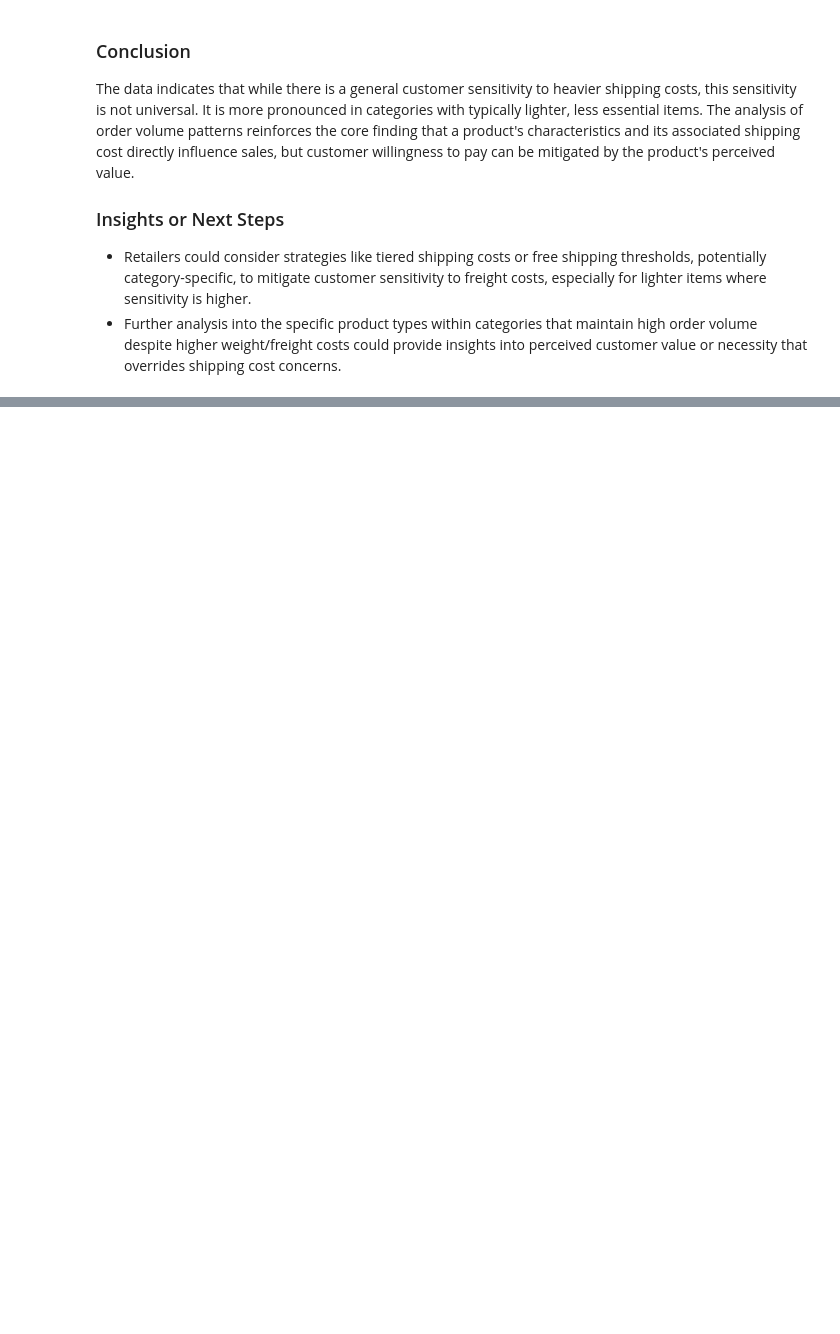
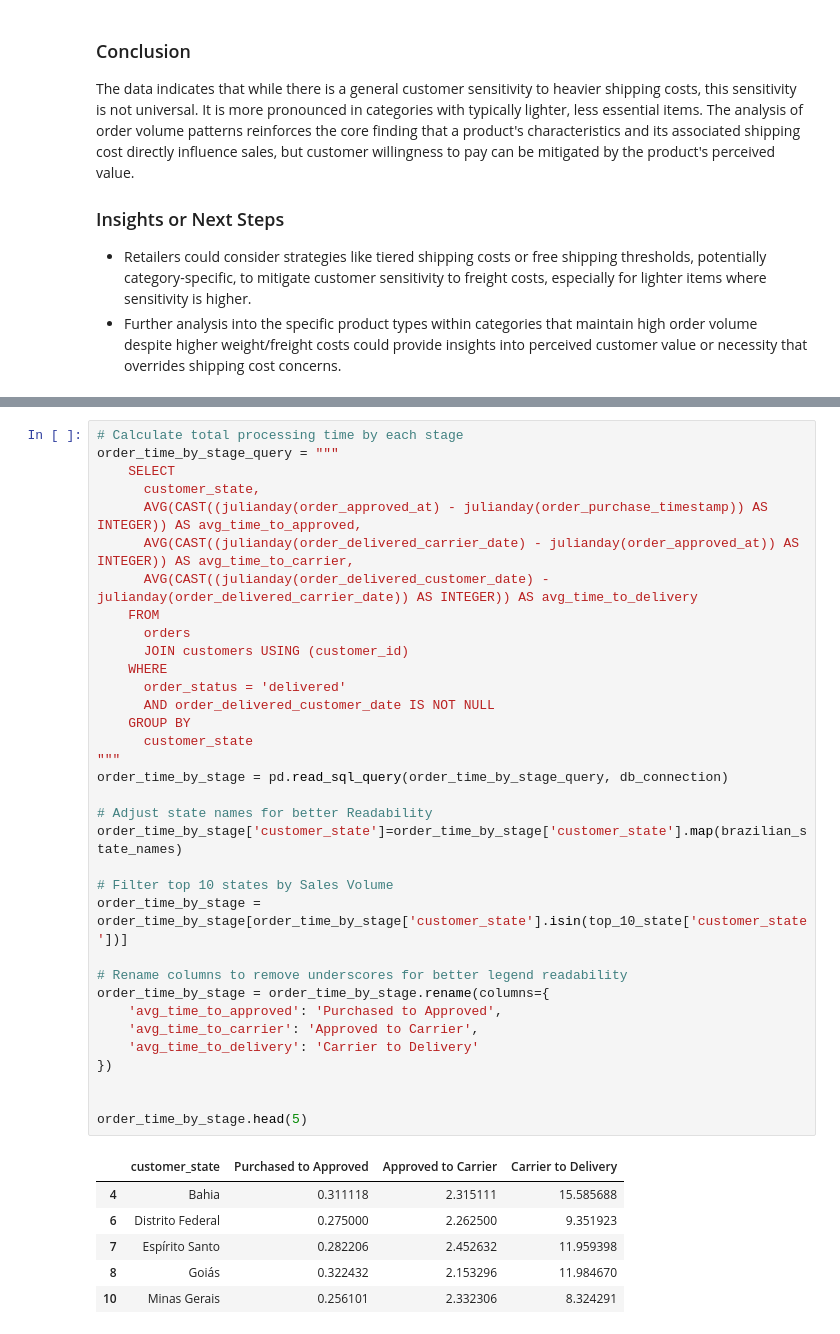
Before and after one commit to andy-nguyen-21/BrazilianE-Commerce, a Jupyter notebook: E_commerce_data_analyst.ipynb, the cells around one changed output, grey strips where cells are left out. Drawn from its saved outputs; the diff is of its cells as text; blank space fills up the shorter version.

```diff
--- a/E_commerce_data_analyst.ipynb
+++ b/E_commerce_data_analyst.ipynb
@@ -981,0 +1040,41 @@ The data indicates that while there is a general customer sensitivity to heavier
+# %%
+# Calculate total processing time by each stage
+order_time_by_stage_query = """
+    SELECT
+      customer_state,
+      AVG(CAST((julianday(order_approved_at) - julianday(order_purchase_timestamp)) AS INTEGER)) AS avg_time_to_approved,
+      AVG(CAST((julianday(order_delivered_carrier_date) - julianday(order_approved_at)) AS INTEGER)) AS avg_time_to_carrier,
+      AVG(CAST((julianday(order_delivered_customer_date) - julianday(order_delivered_carrier_date)) AS INTEGER)) AS avg_time_to_delivery
+    FROM
+      orders
+      JOIN customers USING (customer_id)
+    WHERE
+      order_status = 'delivered'
+      AND order_delivered_customer_date IS NOT NULL
+    GROUP BY
+      customer_state
+"""
+order_time_by_stage = pd.read_sql_query(order_time_by_stage_query, db_connection)
+
+# Adjust state names for better Readability
+order_time_by_stage['customer_state']=order_time_by_stage['customer_state'].map(brazilian_state_names)
+
+# Filter top 10 states by Sales Volume
+order_time_by_stage = order_time_by_stage[order_time_by_stage['customer_state'].isin(top_10_state['customer_state'])]
+
+# Rename columns to remove underscores for better legend readability
+order_time_by_stage = order_time_by_stage.rename(columns={
+    'avg_time_to_approved': 'Purchased to Approved',
+    'avg_time_to_carrier': 'Approved to Carrier',
+    'avg_time_to_delivery': 'Carrier to Delivery'
+})
+
+
+order_time_by_stage.head(5)
+# %% [output]
+|  | customer_state | Purchased to Approved | Approved to Carrier | Carrier to Delivery |
+| 4 | Bahia | 0.311118 | 2.315111 | 15.585688 |
+| 6 | Distrito Federal | 0.275000 | 2.262500 | 9.351923 |
+| 7 | Espírito Santo | 0.282206 | 2.452632 | 11.959398 |
+| 8 | Goiás | 0.322432 | 2.153296 | 11.984670 |
+| 10 | Minas Gerais | 0.256101 | 2.332306 | 8.324291 |
```
Also changed, not shown: parts of 12 cells of this notebook.
